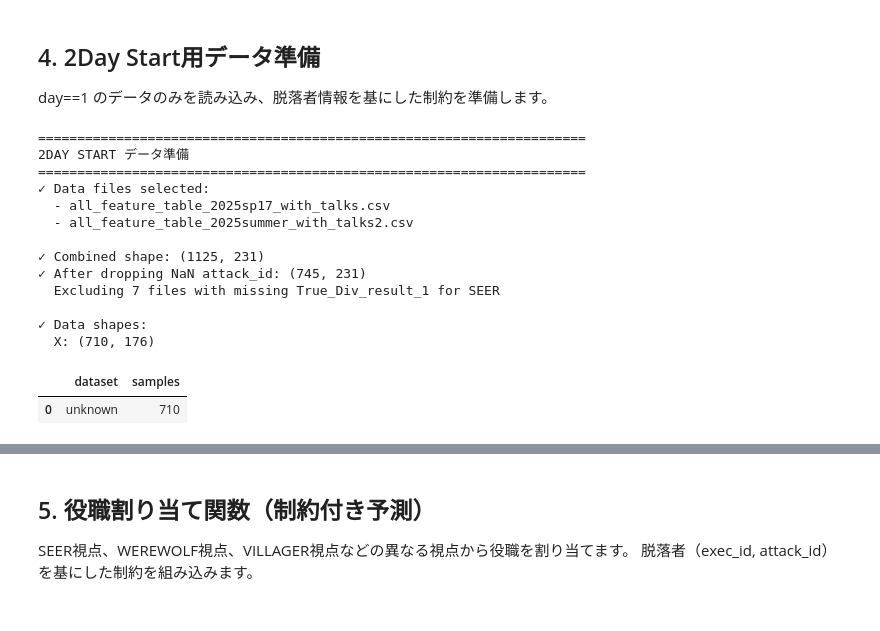
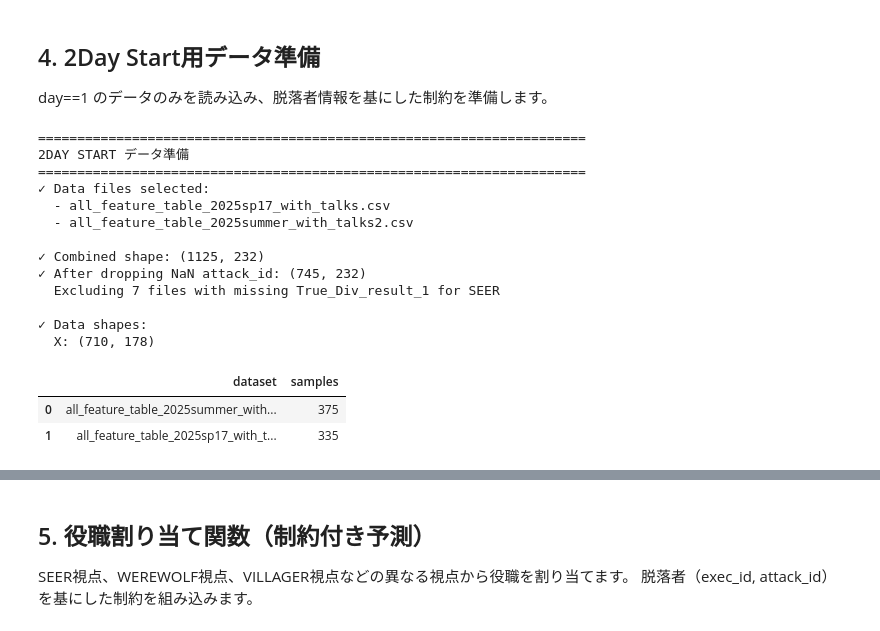
Before and after one commit to TaikiTakiuchi/RolePredicter_for_Implement_agent, a Jupyter notebook: notebooks/2day_start/run_train_pipe_2day_特徴量改良２.ipynb, the cells around one changed output, grey strips where cells are left out. Saved outputs shown, nothing was run; the diff lists cells and outputs as text; code cells hidden in the pictures.

```diff
--- a/notebooks/2day_start/run_train_pipe_2day_特徴量改良２.ipynb
+++ b/notebooks/2day_start/run_train_pipe_2day_特徴量改良２.ipynb
@@ -196,6 +194,15 @@ def create_perspective_dataset(df_raw, meta_info):
             if target == agent_id:
                 if str(res) in ["WEREWOLF", "人狼", "黒"]: divined_by_victim_black = 1
                 if str(res) in ["HUMAN", "白", "not(人狼)"]: divined_by_victim_white = 1
+
+        divined_by_exe_black = 0
+        divined_by_exe_white = 0
+        exe_id = summary['exec_id']
+        if game_id in div_map and exe_id in div_map[game_id]:
+            target, res = div_map[game_id][exe_id]
+            if target == agent_id:
+                if str(res) in ["WEREWOLF", "人狼", "黒"]: divined_by_exe_black = 1
+                if str(res) in ["HUMAN", "白", "not(人狼)"]: divined_by_exe_white = 1
         is_target_of_atk = 0
         if agent_id == actions.get('atk_voted') or agent_id == actions.get('atk_suspected'):
             is_target_of_atk = 1
@@ -214,6 +221,8 @@ def create_perspective_dataset(df_raw, meta_info):
             'feat_is_executed': is_executed,
             'feat_divined_by_victim_black': divined_by_victim_black,
             'feat_divined_by_victim_white': divined_by_victim_white,
+            'feat_divined_by_exe_black': divined_by_exe_black,
+            'feat_divined_by_exe_white': divined_by_exe_white,
             'feat_is_vote_of_exe': is_vote_of_exe,
             'feat_is_suspected_of_exe': is_suspected_of_exe,
             'feat_is_vote_of_atk': is_vote_of_atk,
@@ -238,8 +247,7 @@ for p in data_paths:
     p_path = Path(p)  # 文字列をPathオブジェクトに変換
     df_raw = pd.read_csv(p)
     df_day1 = df_raw[df_raw["day"] == RUN_OPTIONS["day_filter"]].copy()
-
-    df_raw['dataset_tag'] =  p_path.stem
+    df_day1['dataset_tag'] =  p_path.stem
     dfs.append(df_day1)
 
 df = pd.concat(dfs, ignore_index=True) if dfs else pd.DataFrame()
@@ -279,8 +287,7 @@ agent_names = df_filtered['agent_name'].astype(str).values
 
 base_drop_cols = [
     'id', 'role', 'source_file', 'dataset_tag', 'day', 'role_encoded', 'role_encoded',
-    'Est_id_Fact_role', 'Est_id_Est_roles', 'character_name',
-    'agent_name', 'combined_text', 'seer_co_order'
+    'Est_id_Fact_role', 'Est_id_Est_roles', 'character_name','agent_name', 'combined_text', 'seer_co_order'
 ]
 meta_raw_cols = [
     'True_Div_result_1', 'True_Div_recepient_id_1',
@@ -294,34 +301,35 @@ flag_like_cols = [c for c in df_filtered.columns if c.endswith('_flag')]
 all_drop_cols = list(set(base_drop_cols + meta_raw_cols + id_like_cols + flag_like_cols + day2_col))
 # --- 2. 特徴量エンジニアリング（dropする前のきれいなデータで実行） ---
 # X_df を作るのではなく、元の df_filtered を渡します
 X_df_new_dataset = create_perspective_dataset(df_filtered, meta)
 
 # --- 3. 最後に不要なカラムを一括削除 ---
 # 特徴量生成が終わった後に、学習に使わない文字列やメタ情報を消します
 X_df_final = X_df_new_dataset.drop(columns=all_drop_cols, errors='ignore')
 
 # 特徴量リストの保存
 final_features = X_df_final.columns.tolist()
 
 # 数値化
 X = X_df_final.apply(pd.to_numeric, errors='coerce').fillna(0).values
 
 print(f"\n✓ Data shapes:")
 print(f"  X: {X.shape}")
 display(pd.Series(meta['dataset_tag']).value_counts().rename_axis('dataset').reset_index(name='samples'))
 # %% [output]
 ======================================================================
 2DAY START データ準備
 ======================================================================
 ✓ Data files selected:
   - all_feature_table_2025sp17_with_talks.csv
   - all_feature_table_2025summer_with_talks2.csv
 
-✓ Combined shape: (1125, 231)
-✓ After dropping NaN attack_id: (745, 231)
+✓ Combined shape: (1125, 232)
+✓ After dropping NaN attack_id: (745, 232)
   Excluding 7 files with missing True_Div_result_1 for SEER
 
 ✓ Data shapes:
-  X: (710, 176)
+  X: (710, 178)
 |  | dataset | samples |
-| 0 | unknown | 710 |
+| 0 | all_feature_table_2025summer_with... | 375 |
+| 1 | all_feature_table_2025sp17_with_t... | 335 |
```
Also changed, not shown: parts of 10 cells of this notebook, 32 other files.
